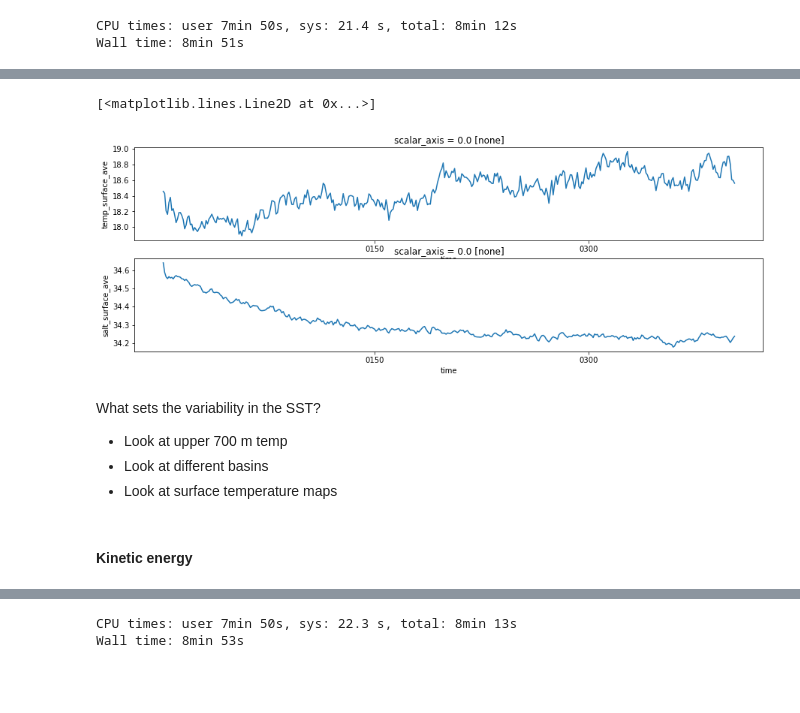
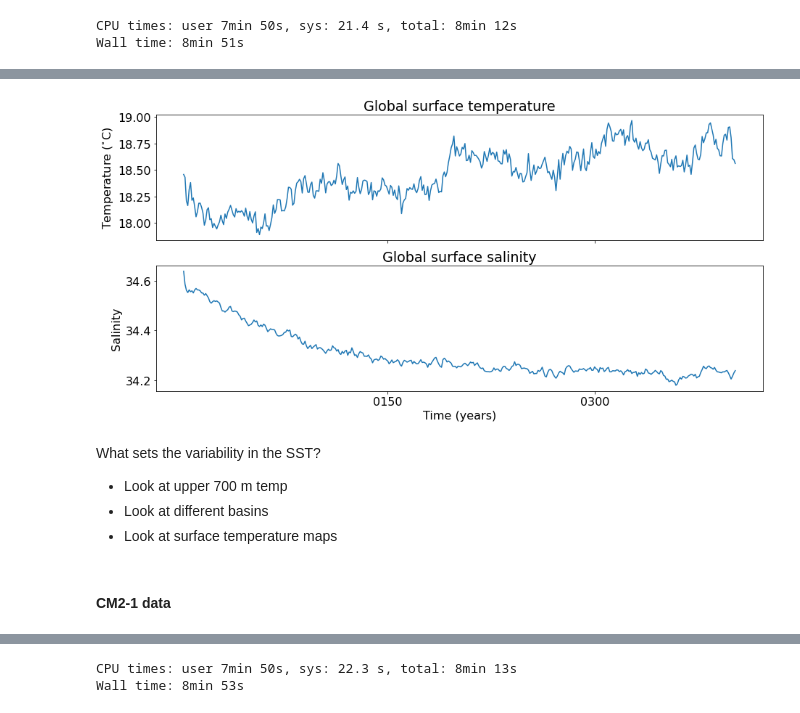
Before and after one commit to wghuneke/ACCESS-CM2-025_Analysis, a Jupyter notebook: notebooks/Playing_Around_ACCESS_CM2.ipynb, the cells around one changed output, grey strips where cells are left out. Saved outputs shown, nothing was run; the diff lists cells and outputs as text; code cells hidden in the pictures; blank space fills up the shorter version.

```diff
--- a/notebooks/Playing_Around_ACCESS_CM2.ipynb
+++ b/notebooks/Playing_Around_ACCESS_CM2.ipynb
@@ -50,7 +68,7 @@ variables
 start_time = '0001-01-01'
 end_time = '0002-12-31'
 # %%
-data = cc.querying.getvar(control, 'sst', session, start_time=start_time, end_time=end_time, frequency='1 monthly')
+data = cc.querying.getvar(expt_CM2_025, 'sst', session, start_time=start_time, end_time=end_time, frequency='1 monthly')
 # %%
 data
 # %% [output]
@@ -133,8 +151,8 @@ https://code.metoffice.gov.uk/svn/roses-u/c/j/8/7/7/trunk
 start_time = '0001-01-01'
 end_time   = '0401-12-31'
 # %%
-def get_scalar_timeseries(var):
-    data = cc.querying.getvar(control, var, session, start_time=start_time, end_time=end_time, frequency='1 daily')
+def get_scalar_timeseries(expt, session, var, start_time=start_time, end_time=end_time, frequency='1 daily'):
+    data = cc.querying.getvar(expt, var, session, start_time=start_time, end_time=end_time, frequency=frequency)
     data = data.sel(time=slice(start_time, end_time)).resample(time='Y').mean()
     data = data.load()
 
@@ -224,13 +252,13 @@ salt_global_ave.to_netcdf('/g/data/x77/wgh581/Post_Process/ACCESS_CM2_025/' + 's
 #### Global surface temperature and salinity
 # %%
 %%time
-temp_surface_ave = get_scalar_timeseries('temp_surface_ave')
+temp_surface_ave = get_scalar_timeseries(expt_CM2_025, session_CM2, 'temp_surface_ave')
 # %% [output]
 CPU times: user 7min 49s, sys: 21.8 s, total: 8min 11s
 Wall time: 8min 54s
 # %%
 %%time
-salt_surface_ave = get_scalar_timeseries('salt_surface_ave')
+salt_surface_ave = get_scalar_timeseries(expt_CM2_025, session_CM2, 'salt_surface_ave')
 # %% [output]
 CPU times: user 7min 50s, sys: 21.4 s, total: 8min 12s
 Wall time: 8min 51s
@@ -241,18 +283,24 @@ salt_surface_ave.to_netcdf(path_to_data + 'salt_surface_ave_annual.nc')
 # %%
-fig = plt.figure(figsize=(15, 5))
+fig = plt.figure(figsize=(15, 7))
 
 plt.subplot(211)
 temp_surface_ave.plot()
+plt.title('Global surface temperature')
+plt.tick_params(labelbottom=False)
+plt.xlabel('')
+plt.ylabel('Temperature ($^{\circ}$C)')
 
 plt.subplot(212)
 salt_surface_ave.plot()
+plt.title('Global surface salinity')
+plt.ylabel('Salinity')
+plt.xlabel('Time (years)');
 # %% [output]
-[<matplotlib.lines.Line2D at 0x...>]
-[figure, old version]
+[figure, new version]
 # %% [markdown]
 What sets the variability in the SST?
 - Look at upper 700 m temp
 - Look at different basins
 - Look at surface temperature maps
-# %% [markdown]
-#### Kinetic energy
+# %% [markdown]
+#### CM2-1 data
```
Also changed, not shown: parts of 173 cells of this notebook.
